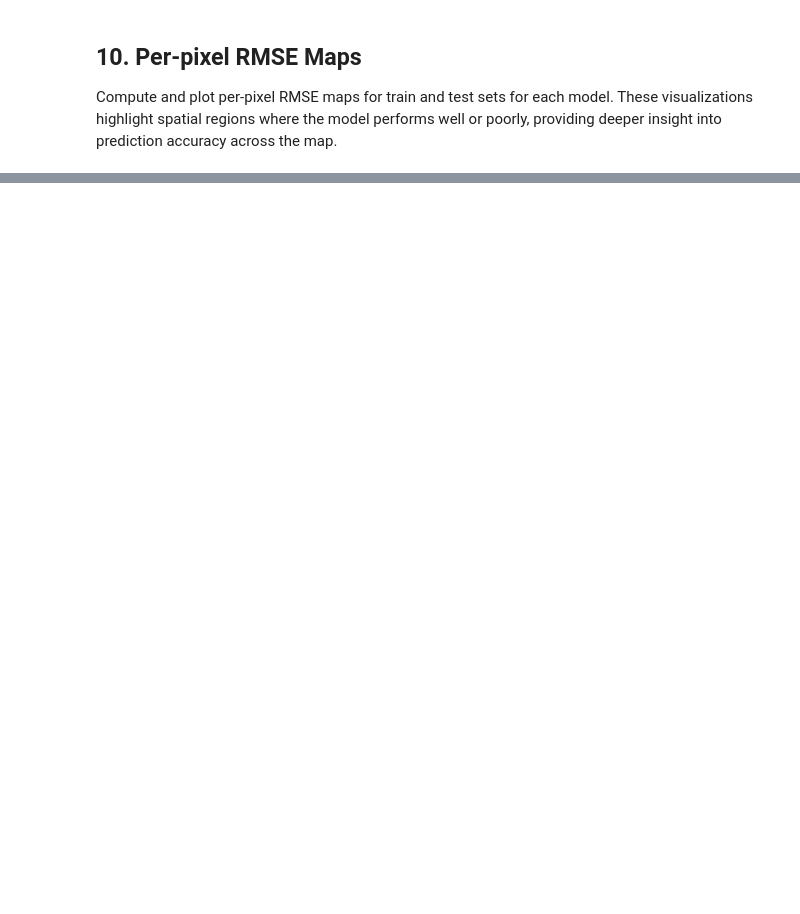
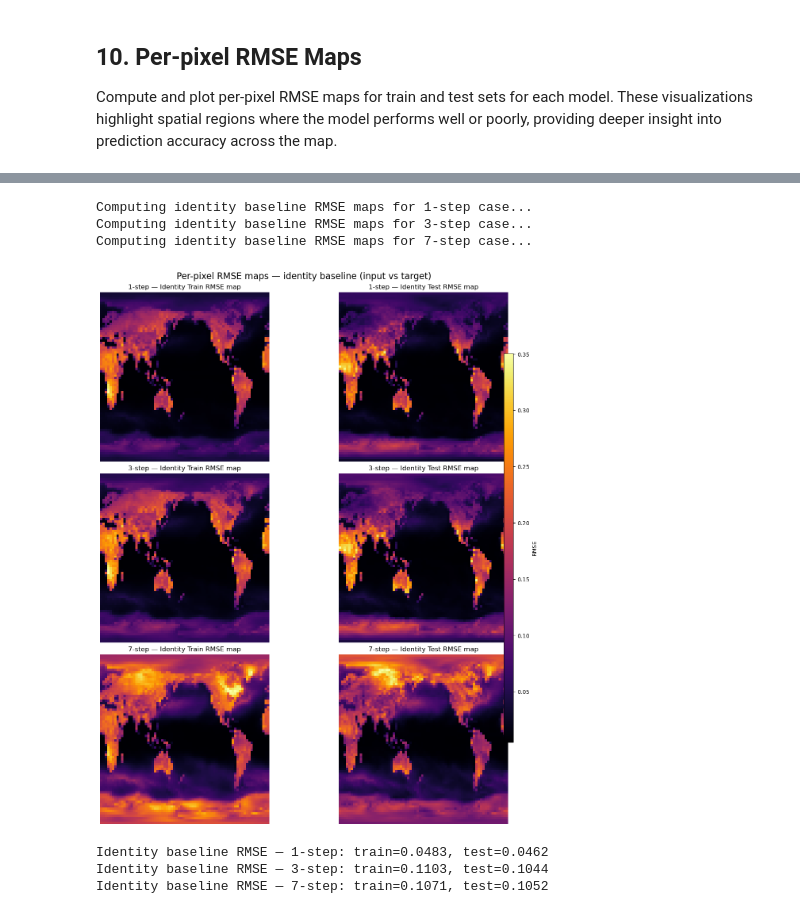
Before and after one commit to Mignar99/WeatherVisionNN, a Jupyter notebook: CNN_predictor.ipynb, the cells around one changed output, grey strips where cells are left out. Saved outputs shown, nothing was run; the diff lists cells and outputs as text; code cells hidden in the pictures; blank space fills up the shorter version.

```diff
--- a/CNN_predictor.ipynb
+++ b/CNN_predictor.ipynb
@@ -538,0 +559,71 @@ Computing RMSE maps for 7-step model...
+# %%
+# -------------------------------------------------------------
+# Baseline: RMSE maps for the trivial "model = identity"
+# i.e., prediction = input
+# -------------------------------------------------------------
+def compute_identity_rmse_map(dataloader, device):
+    """Compute per-pixel RMSE map using prediction = input."""
+    sum_sq = None
+    count = 0
+    with torch.no_grad():
+        for data, target in dataloader:
+            data = data.to(device)
+            target = target.to(device)
+
+            # baseline prediction = copy of input
+            pred = data
+
+            err = (pred - target) ** 2
+            err_np = err.cpu().numpy()  # (batch, 1, H, W)
+
+            if sum_sq is None:
+                sum_sq = np.sum(err_np, axis=0)
+            else:
+                sum_sq += np.sum(err_np, axis=0)
+
+            count += err_np.shape[0]
+
+    mse_map = sum_sq / count
+    rmse_map = np.sqrt(mse_map)[0]  # drop channel → (H, W)
+    return rmse_map
+
+
+# Compute identity maps for 1-, 3-, 7-step datasets
+identity_maps = []  # (name, train_map, test_map)
+for name, _, train_loader, test_loader in models_info:
+    print(f"Computing identity baseline RMSE maps for {name} case...")
+    id_train = compute_identity_rmse_map(train_loader, device)
+    id_test = compute_identity_rmse_map(test_loader, device)
+    identity_maps.append((name, id_train, id_test))
+
+
+# Plot 3×2 grid for identity model
+fig, axes = plt.subplots(3, 2, figsize=(12, 14), constrained_layout=True)
+
+for i, (name, train_map, test_map) in enumerate(identity_maps):
+    im0 = axes[i,0].imshow(np.flipud(train_map), cmap='inferno')
+    axes[i,0].set_title(f'{name} — Identity Train RMSE map')
+    axes[i,0].axis('off')
+
+    im1 = axes[i,1].imshow(np.flipud(test_map), cmap='inferno')
+    axes[i,1].set_title(f'{name} — Identity Test RMSE map')
+    axes[i,1].axis('off')
+
+# Colorbar
+cbar_ax = fig.add_axes([0.92, 0.15, 0.02, 0.7])
+fig.colorbar(im1, cax=cbar_ax, label='RMSE')
+
+plt.suptitle('Per-pixel RMSE maps — identity baseline (input vs target)', fontsize=16)
+plt.show()
+
+# Print mean RMSE for identity baseline
+for name, train_map, test_map in identity_maps:
+    print(f"Identity baseline RMSE — {name}: train={train_map.mean():.4f}, test={test_map.mean():.4f}")
+# %% [output]
+Computing identity baseline RMSE maps for 1-step case...
+Computing identity baseline RMSE maps for 3-step case...
+Computing identity baseline RMSE maps for 7-step case...
+[figure, added]
+Identity baseline RMSE — 1-step: train=0.0483, test=0.0462
+Identity baseline RMSE — 3-step: train=0.1103, test=0.1044
+Identity baseline RMSE — 7-step: train=0.1071, test=0.1052
```
Also changed, not shown: parts of 4 cells of this notebook, 1 other file.
